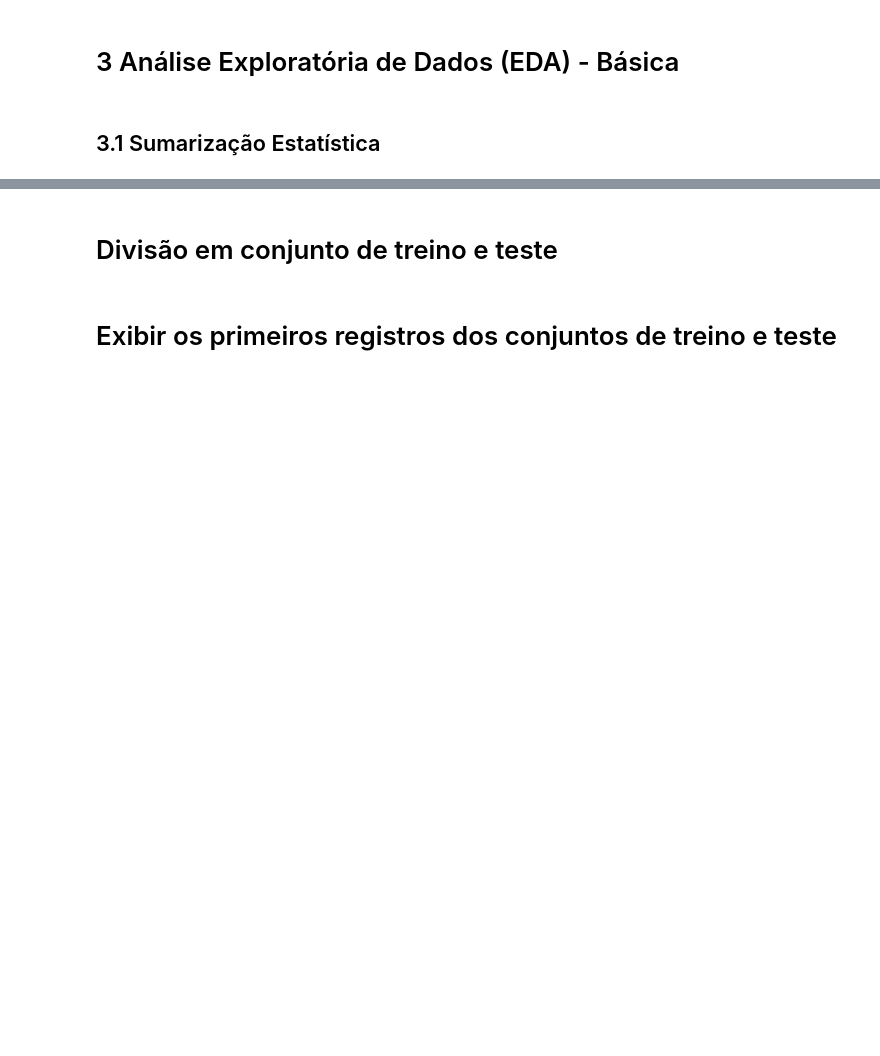
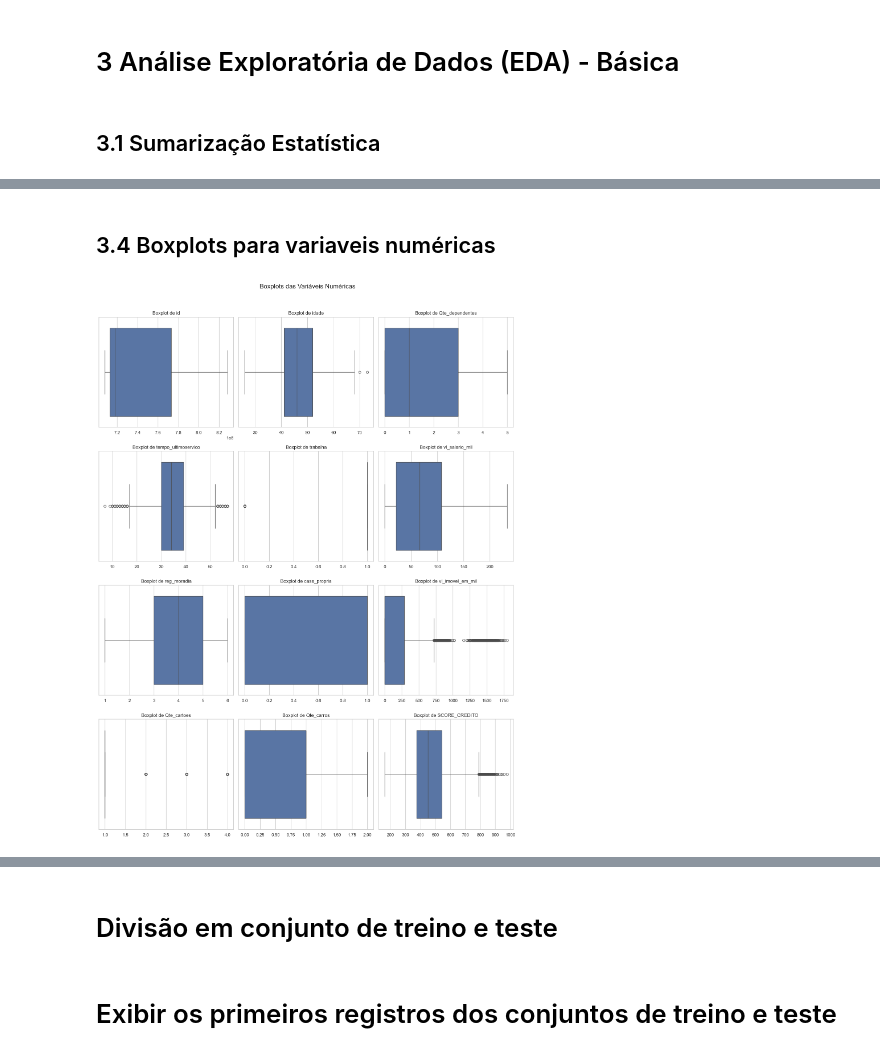
Before and after one commit to rrmoreira/trabalho-feature-engineering, a Jupyter notebook: trabalho_integradov1.1.ipynb, the cells around one changed output, grey strips where cells are left out. Drawn from its saved outputs; the diff is of its cells as text; code cells hidden in the pictures; blank space fills up the shorter version.

```diff
--- a/trabalho_integradov1.1.ipynb
+++ b/trabalho_integradov1.1.ipynb
@@ -267,0 +170,21 @@ df_treated
+# %% [markdown]
+## 3.4 Boxplots para variaveis numéricas
+# %%
+fig, axs = plt.subplots(num_rows, 3, figsize=(15, 5 * num_rows))
+fig.suptitle('Boxplots das Variáveis Numéricas', fontsize=16)
+
+for i, column in enumerate(numerical_columns):
+    ax = axs[i // 3, i % 3]
+    sns.boxplot(x=df[column], ax=ax)
+    ax.set_title(f'Boxplot de {column}')
+    ax.set_xlabel('')
+    ax.set_ylabel('')
+
+# Remover subplots vazios
+for j in range(i + 1, num_rows * 3):
+    fig.delaxes(axs[j // 3, j % 3])
+
+plt.tight_layout(rect=[0, 0, 1, 0.96])
+plt.show()
+# %% [output]
+[figure, added]
```
Also changed, not shown: parts of 54 cells of this notebook.
